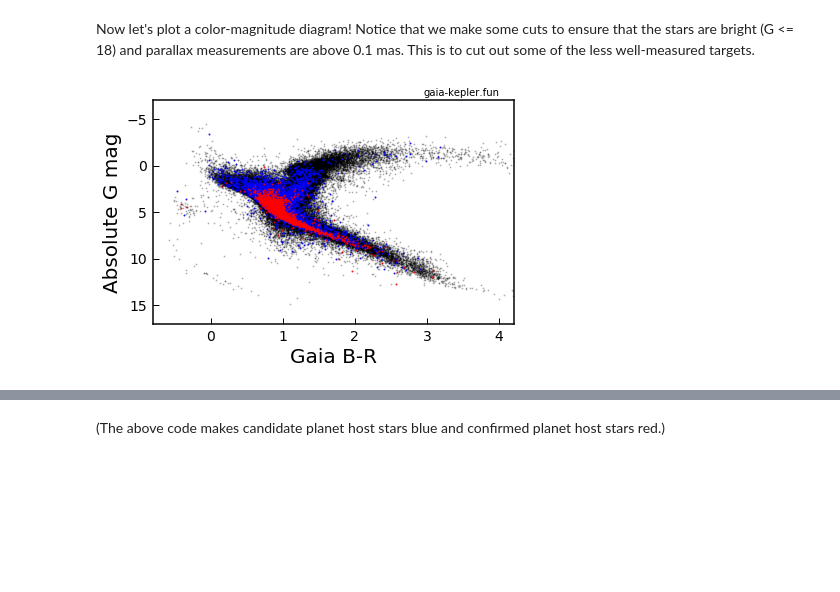
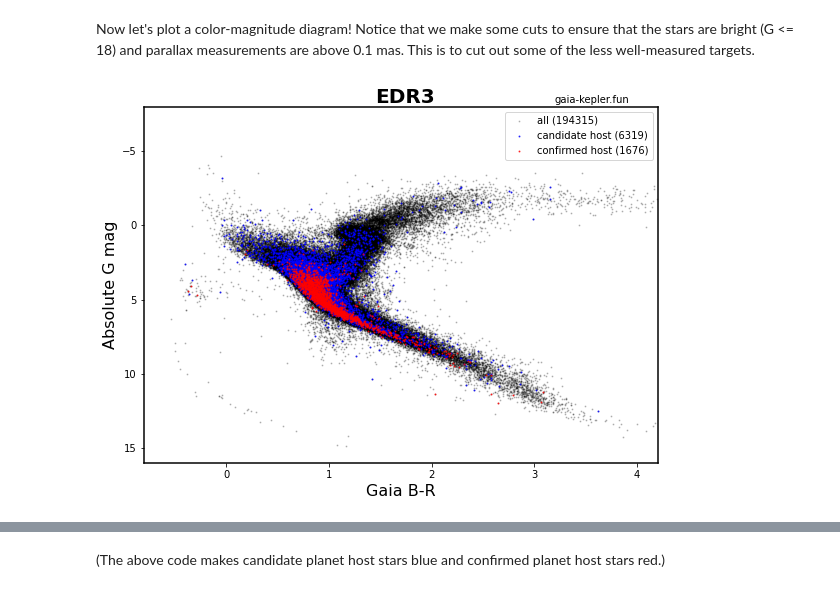
Before and after one commit to megbedell/gaia-kepler.fun, a Jupyter notebook: notebooks/demo.ipynb, the cells around one changed output, grey strips where cells are left out. Saved outputs shown, nothing was run; the diff lists cells and outputs as text; code cells hidden in the pictures; blank space fills up the shorter version.

```diff
--- a/notebooks/demo.ipynb
+++ b/notebooks/demo.ipynb
@@ -36,26 +36,36 @@ kep_data.info
 # %% [markdown]
 Let's calculate absolute magnitudes using the Bailer-Jones distances:
 # %%
-kep_data['abs_gmag'] = kep_data['phot_g_mean_mag'] - \
-                            5.*(np.log10(kep_data['r_est']) - 1.)
+#kep_data['abs_gmag'] = kep_data['phot_g_mean_mag'] - \
+#                            5.*(np.log10(kep_data['r_est']) - 1.)
+kep_data['abs_gmag'] = kep_data['phot_g_mean_mag'] + \
+                            5.*(np.log10(kep_data['parallax']/1.e3) + 1.)
 kep_data['abs_gmag'].unit = u.mag
+# %%
+kep_data = unique(kep_data, keys='kepid', keep='first')
 # %% [markdown]
 Now let's plot a color-magnitude diagram! Notice that we make some cuts to ensure that the stars are bright (G <= 18) and parallax measurements are above 0.1 mas. This is to cut out some of the less well-measured targets.
 # %%
+fig,ax = plt.subplots(1,1,figsize=(8,6))
 filter = (kep_data['phot_g_mean_mag'] <= 18.) & (kep_data['parallax'] > 0.1)
-plt.scatter(kep_data['bp_rp'][filter], kep_data['abs_gmag'][filter], alpha=0.2, color='k', s=1)
+ax.scatter(kep_data['bp_rp'][filter], kep_data['abs_gmag'][filter], alpha=0.2, color='k', s=1,
+           label='all ({0})'.format(sum(filter)))
 filter2 = (kep_data['planet?'] == 'cand') & filter
-plt.scatter(kep_data['bp_rp'][filter2], kep_data['abs_gmag'][filter2], alpha=0.7, s=1, color='b')
+ax.scatter(kep_data['bp_rp'][filter2], kep_data['abs_gmag'][filter2], alpha=0.7, s=1, color='b',
+           label='candidate host ({0})'.format(sum(filter2)))
 filter2 = (kep_data['planet?'] == 'conf') & filter
-plt.scatter(kep_data['bp_rp'][filter2], kep_data['abs_gmag'][filter2], alpha=0.7, s=1, color='r')
-plt.xlabel('Gaia B-R', fontsize=20)
-plt.ylabel('Absolute G mag', fontsize=20)
-plt.ylim([17,-7])
-plt.xlim([-0.8,4.2])
-plt.text(0.75,1.02,'gaia-kepler.fun', transform=plt.gca().transAxes)
+ax.scatter(kep_data['bp_rp'][filter2], kep_data['abs_gmag'][filter2], alpha=0.7, s=1, color='r',
+           label='confirmed host ({0})'.format(sum(filter2)))
+ax.set_xlabel('Gaia B-R', fontsize=16)
+ax.set_ylabel('Absolute G mag', fontsize=16)
+ax.set_ylim([16,-8])
+ax.set_xlim([-0.8,4.2])
+ax.text(0.8,1.01,'gaia-kepler.fun', transform=plt.gca().transAxes)
+ax.text(0.45,1.01,'EDR3', transform=plt.gca().transAxes, fontweight='bold', fontsize=20)
+ax.legend(loc='upper right')
 #ax = plt.gca()
 #ax.set_aspect(5/24.)
 plt.tight_layout()
-plt.savefig('../img/colormag_kepler.png')
+plt.savefig('../img/colormag_kepler_edr3.png', dpi=200)
 # %% [output]
-[figure, old version]
+[figure, new version]
```
Also changed, not shown: parts of 4 cells of this notebook, 4 other files.
